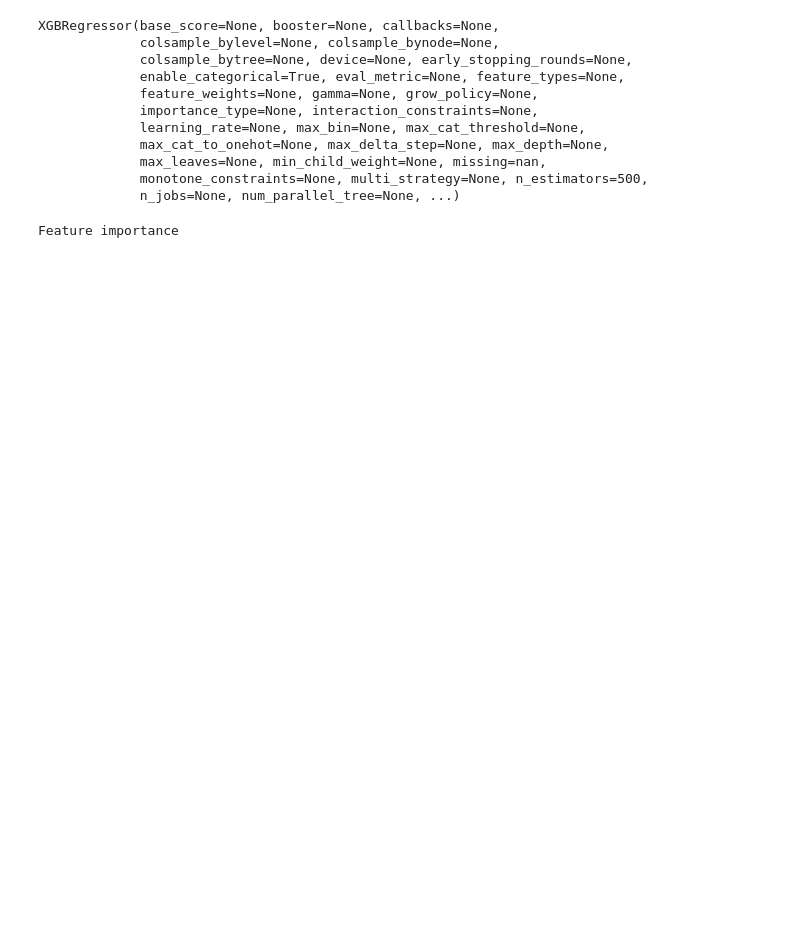
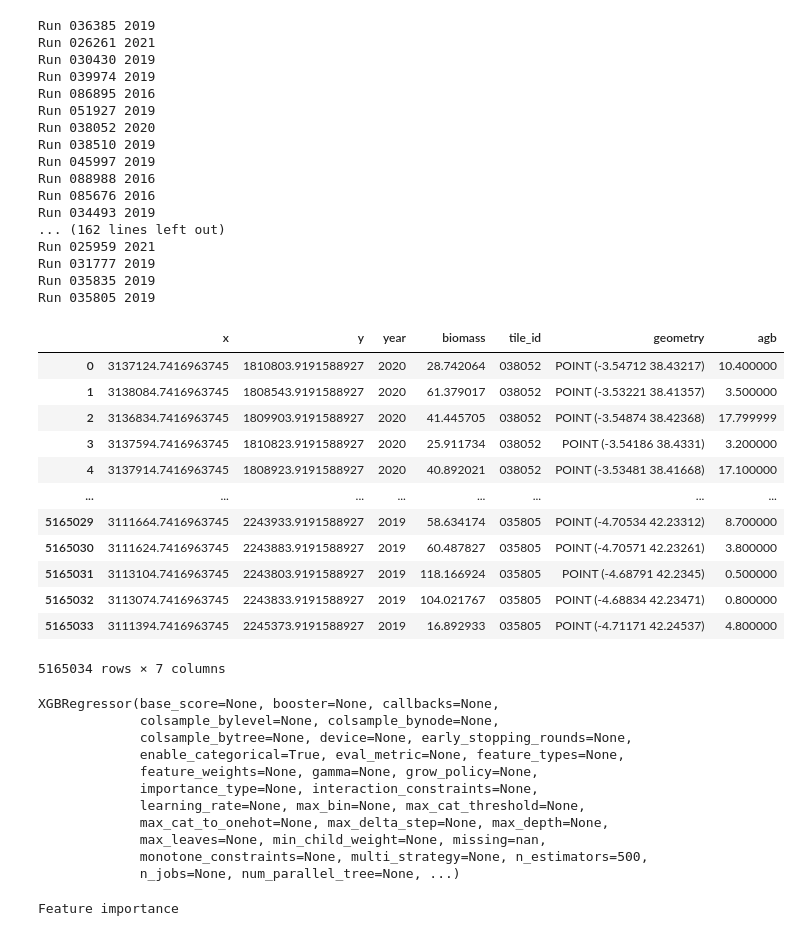
Before and after one commit to ramiqcom/opengeohub-summerschool-2026, a Jupyter notebook: notebook/2a.ctrees.ipynb, the cells around one changed output. Cells and saved outputs as stored; diff of their text form; code cells hidden in the pictures; blank space fills up the shorter version.

Commit message:
ctrees failed

```diff
--- a/notebook/2a.ctrees.ipynb
+++ b/notebook/2a.ctrees.ipynb
@@ -46,11 +45,62 @@ train_df
 # %%
 tile_ids = train_df["tile_id"].unique()
 
-for tile_id in tile_ids:
-  tile_sample = train_df[train_df["tile_id"] == tile_id]
-  years = tile_sample["years"].unique()
-  for year in years:
-    with rio.open(f"")
+def run_per_tile(tile_id):
+    tile_sample = train_df[train_df["tile_id"] == tile_id]
+    coords = [coord for coord in zip(tile_sample.geometry.x, tile_sample.geometry.y)]
+    years = tile_sample["year"].unique()
+
+    for year in years:
+        print(f"Run {tile_id} {year}")
+        with rio.open(
+            f"https://storage.googleapis.com/gee-ramiqcom-s4g-bucket/opengeohub_summerschool_2026/ctrees_biomass/tile_{tile_id}_{year}.tif"
+        ) as src:
+            train_df.loc[
+                (train_df["tile_id"] == tile_id) & (train_df["year"] == year), "agb"
+            ] = [data for data in src.sample(coords)]
+
+with ThreadPoolExecutor(8) as executor:
+    jobs = []
+    for tile_id in tile_ids:
+        jobs.append(executor.submit(run_per_tile, tile_id))
+    for job in jobs:
+        try:
+            job.result()
+        except Exception as e:
+            print(f"Error: {e}")
+
+train_df
+# %% [output]
+Run 036385 2019
+Run 026261 2021
+Run 030430 2019
+Run 039974 2019
+Run 086895 2016
+Run 051927 2019
+Run 038052 2020
+Run 038510 2019
+Run 045997 2019
+Run 088988 2016
+Run 085676 2016
+Run 034493 2019
+... (162 lines left out)
+Run 025959 2021
+Run 031777 2019
+Run 035835 2019
+Run 035805 2019
+|  | x | y | year | biomass | tile_id | geometry | agb |
+| 0 | 3137124.7416963745 | 1810803.9191588927 | 2020 | 28.742064 | 038052 | POINT (-3.54712 38.43217) | 10.400000 |
+| 1 | 3138084.7416963745 | 1808543.9191588927 | 2020 | 61.379017 | 038052 | POINT (-3.53221 38.41357) | 3.500000 |
+| 2 | 3136834.7416963745 | 1809903.9191588927 | 2020 | 41.445705 | 038052 | POINT (-3.54874 38.42368) | 17.799999 |
+| 3 | 3137594.7416963745 | 1810823.9191588927 | 2020 | 25.911734 | 038052 | POINT (-3.54186 38.4331) | 3.200000 |
+| 4 | 3137914.7416963745 | 1808923.9191588927 | 2020 | 40.892021 | 038052 | POINT (-3.53481 38.41668) | 17.100000 |
+| ... | ... | ... | ... | ... | ... | ... | ... |
+| 5165029 | 3111664.7416963745 | 2243933.9191588927 | 2019 | 58.634174 | 035805 | POINT (-4.70534 42.23312) | 8.700000 |
+| 5165030 | 3111624.7416963745 | 2243883.9191588927 | 2019 | 60.487827 | 035805 | POINT (-4.70571 42.23261) | 3.800000 |
+| 5165031 | 3113104.7416963745 | 2243803.9191588927 | 2019 | 118.166924 | 035805 | POINT (-4.68791 42.2345) | 0.500000 |
+| 5165032 | 3113074.7416963745 | 2243833.9191588927 | 2019 | 104.021767 | 035805 | POINT (-4.68834 42.23471) | 0.800000 |
+| 5165033 | 3111394.7416963745 | 2245373.9191588927 | 2019 | 16.892933 | 035805 | POINT (-4.71171 42.24537) | 4.800000 |
+5165034 rows × 7 columns
 # %%
 # split train and test data
 train, test = train_test_split(train_df, test_size=0.3)
```
Also changed, not shown: parts of 10 cells of this notebook.
